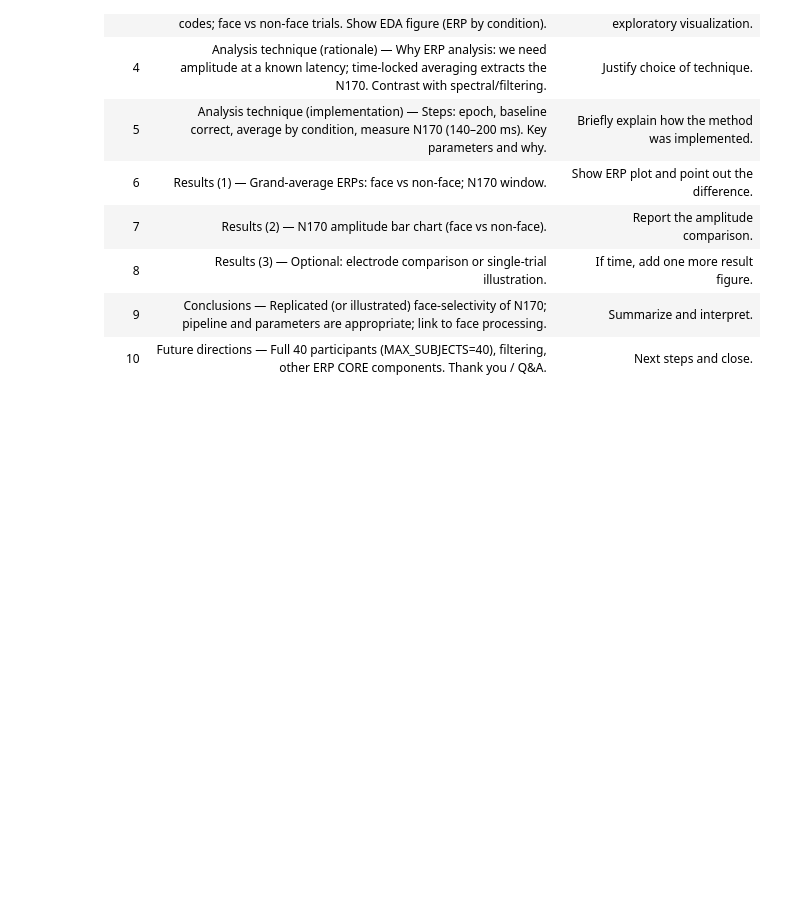
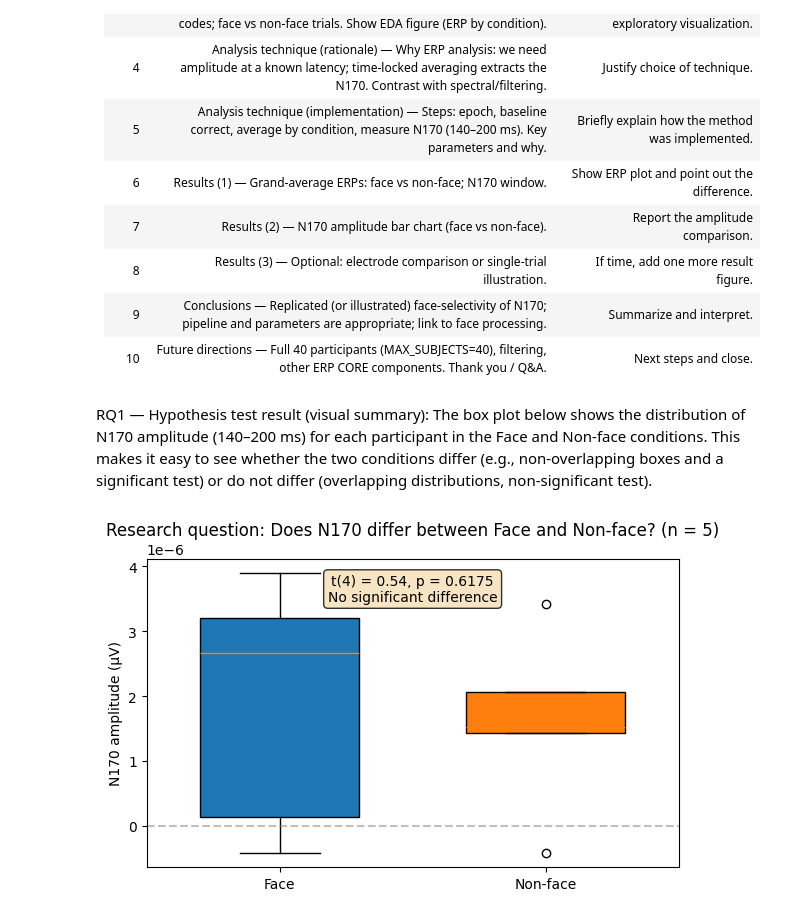
Before and after one commit to FunBeeCode/Cogs118C-Final-Project, a Jupyter notebook: new project5 10.ipynb, the cells around one changed output. Cells and saved outputs as stored; diff of their text form; code cells hidden in the pictures; blank space fills up the shorter version.

```diff
--- a/new project5 10.ipynb
+++ b/new project5 10.ipynb
@@ -510,3 +692,27 @@ Each group member can present 2–3 slides.
 | 8 | Results (3) — Optional: electrode comparison or single-trial illustration. | If time, add one more result figure. |
 | 9 | Conclusions — Replicated (or illustrated) face-selectivity of N170; pipeline and parameters are appropriate; link to face processing. | Summarize and interpret. |
 | 10 | Future directions — Full 40 participants (MAX_SUBJECTS=40), filtering, other ERP CORE components. Thank you / Q&A. | Next steps and close. |
+# %% [markdown]
+RQ1 — Hypothesis test result (visual summary): The box plot below shows the distribution of N170 amplitude (140–200 ms) for each participant in the Face and Non-face conditions. This makes it easy to see whether the two conditions differ (e.g., non-overlapping boxes and a significant test) or do not differ (overlapping distributions, non-significant test).
+# %%
+# Box plot: N170 amplitude by condition — visibly shows difference or no difference (hypothesis)
+fig, ax = plt.subplots(figsize=(6, 4))
+bp = ax.boxplot(
+    [n170_face_pts, n170_nonface_pts],
+    labels=['Face', 'Non-face'],
+    patch_artist=True,
+    widths=0.6,
+)
+bp['boxes'][0].set_facecolor('C0')
+bp['boxes'][1].set_facecolor('C1')
+ax.axhline(0, color='gray', ls='--', alpha=0.5)
+ax.set_ylabel('N170 amplitude (µV)')
+ax.set_title(f'Research question: Does N170 differ between Face and Non-face? (n = {n_participants})')
+result_text = 'Significant difference' if p_val < 0.05 else 'No significant difference'
+ax.text(0.5, 0.95, f't({n_participants - 1}) = {t_stat:.2f}, p = {p_val:.4f}\n{result_text}',
+        transform=ax.transAxes, ha='center', va='top', fontsize=10,
+        bbox=dict(boxstyle='round', facecolor='wheat', alpha=0.8))
+plt.tight_layout()
+plt.show()
+# %% [output]
+[figure, added]
```
Also changed, not shown: parts of 26 cells of this notebook.
